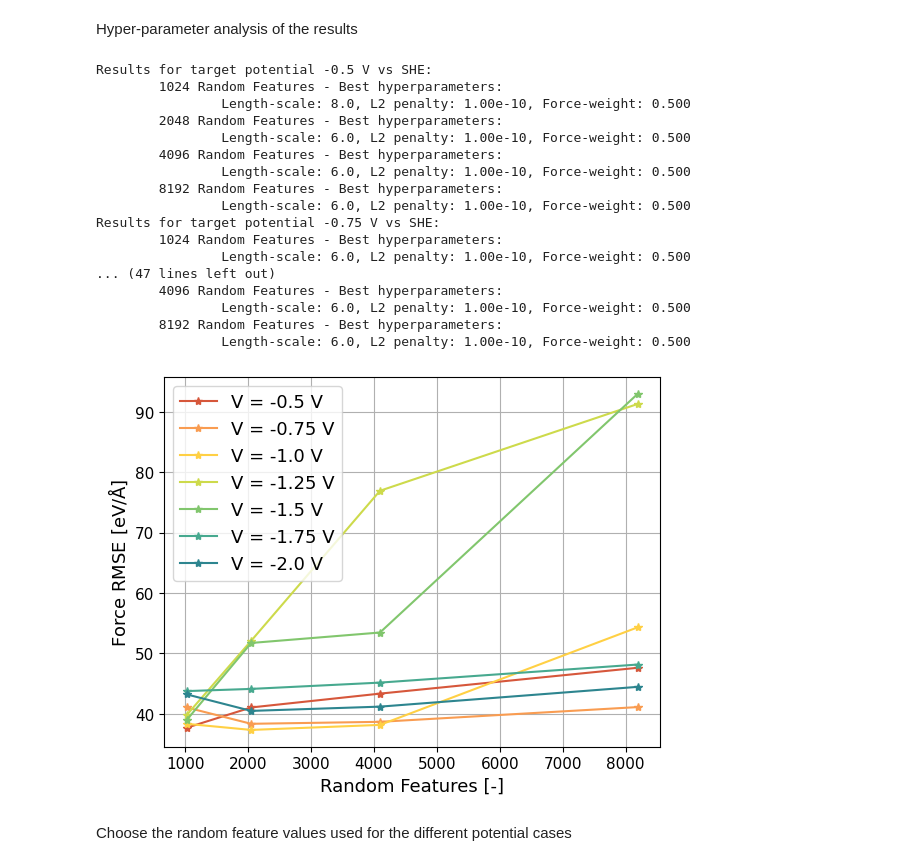
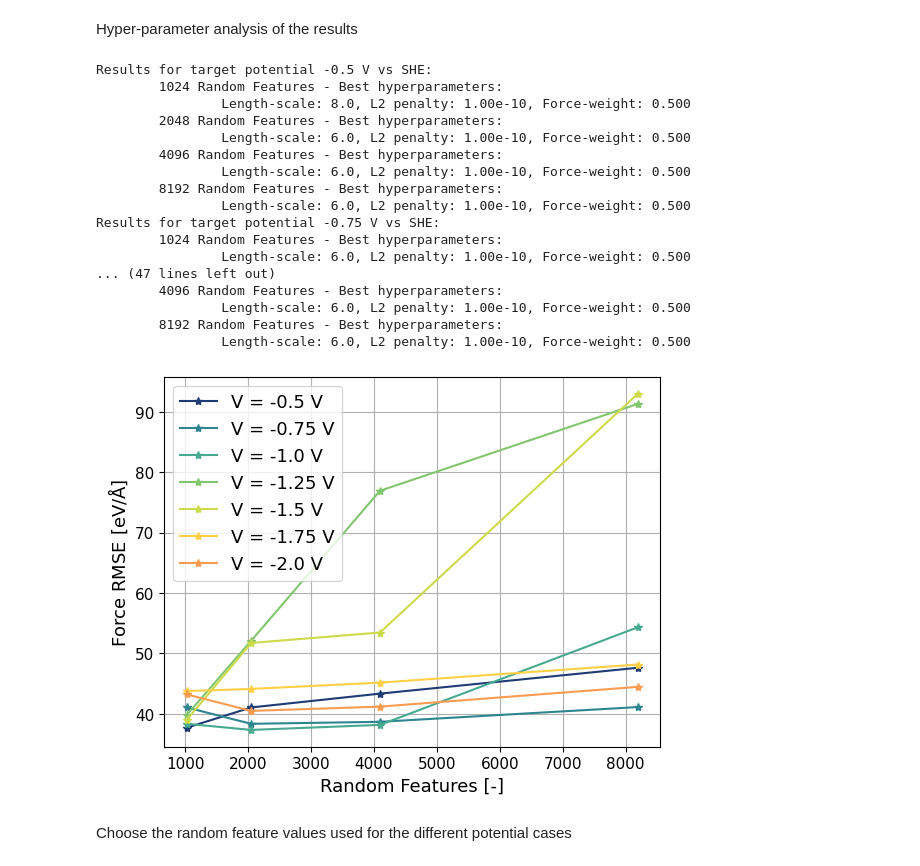
Before and after one commit to michelegiovannibianchi/TRECI, a Jupyter notebook: Constant_potential/Step_1-Train.ipynb, the cells around one changed output. Drawn from its saved outputs; the diff is of its cells as text; code cells hidden in the pictures.

```diff
--- a/Constant_potential/Step_1-Train.ipynb
+++ b/Constant_potential/Step_1-Train.ipynb
@@ -216,7 +216,7 @@ Hyper-parameter analysis of the results
 # Choose a color palette (e.g., 'fessa_r' has 7 distinct colors)
 from fessa_color_palette import fessa
 # Get the colormap
-cmap = plt.get_cmap('fessa_r')
+cmap = plt.get_cmap('fessa')
 
 # Sample colors from the colormap
 palette = [cmap(i / len(V_vector_labels)) for i in range(len(V_vector_labels))]
@@ -261,34 +261,34 @@ for V,V_numerical_format,color in zip(V_vector_labels,V_vector,palette):
 
 # Plot accuracy vs RMSE at different applied potential
 
 params = {'mathtext.default': 'regular' }
 plt.rcParams.update(params)
 plt.xlabel('Random Features [-]',fontsize=13)
 plt.ylabel('Force RMSE [eV/$\AA$]',fontsize=13)
 plt.yticks(fontsize=11)
 plt.xticks(fontsize=11)
 plt.grid()
 plt.legend(fontsize=13)
 plt.show()
 # %% [output]
 Results for target potential -0.5 V vs SHE:
         1024 Random Features - Best hyperparameters:
                 Length-scale: 8.0, L2 penalty: 1.00e-10, Force-weight: 0.500
         2048 Random Features - Best hyperparameters:
                 Length-scale: 6.0, L2 penalty: 1.00e-10, Force-weight: 0.500
         4096 Random Features - Best hyperparameters:
                 Length-scale: 6.0, L2 penalty: 1.00e-10, Force-weight: 0.500
         8192 Random Features - Best hyperparameters:
                 Length-scale: 6.0, L2 penalty: 1.00e-10, Force-weight: 0.500
 Results for target potential -0.75 V vs SHE:
         1024 Random Features - Best hyperparameters:
                 Length-scale: 6.0, L2 penalty: 1.00e-10, Force-weight: 0.500
 ... (47 lines left out)
         4096 Random Features - Best hyperparameters:
                 Length-scale: 6.0, L2 penalty: 1.00e-10, Force-weight: 0.500
         8192 Random Features - Best hyperparameters:
                 Length-scale: 6.0, L2 penalty: 1.00e-10, Force-weight: 0.500
-[figure, old version]
+[figure, new version]
 # %% [markdown]
 Choose the random feature values used for the different potential cases
 # %%
```
Also changed, not shown: parts of 4 cells of this notebook, 3 other files.
